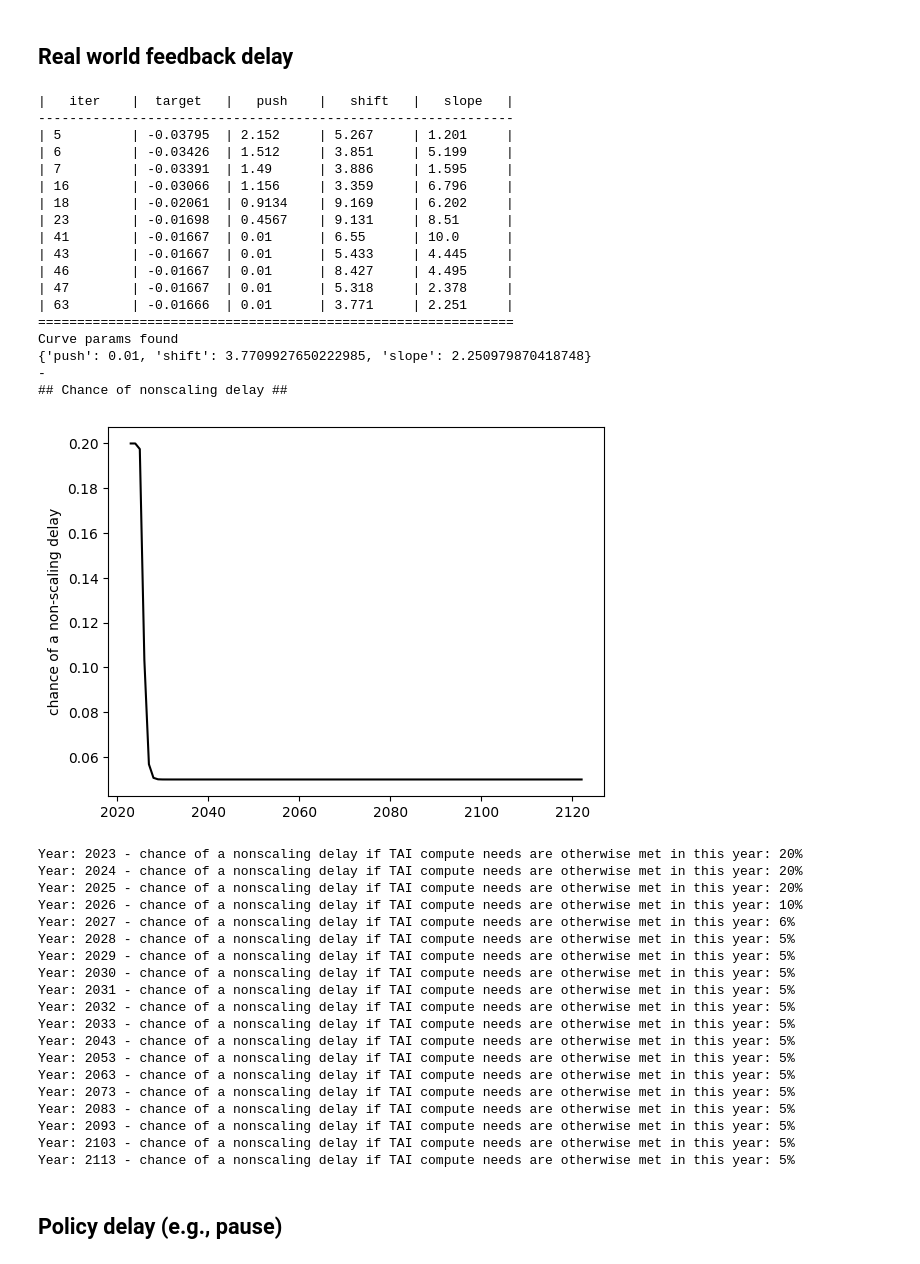
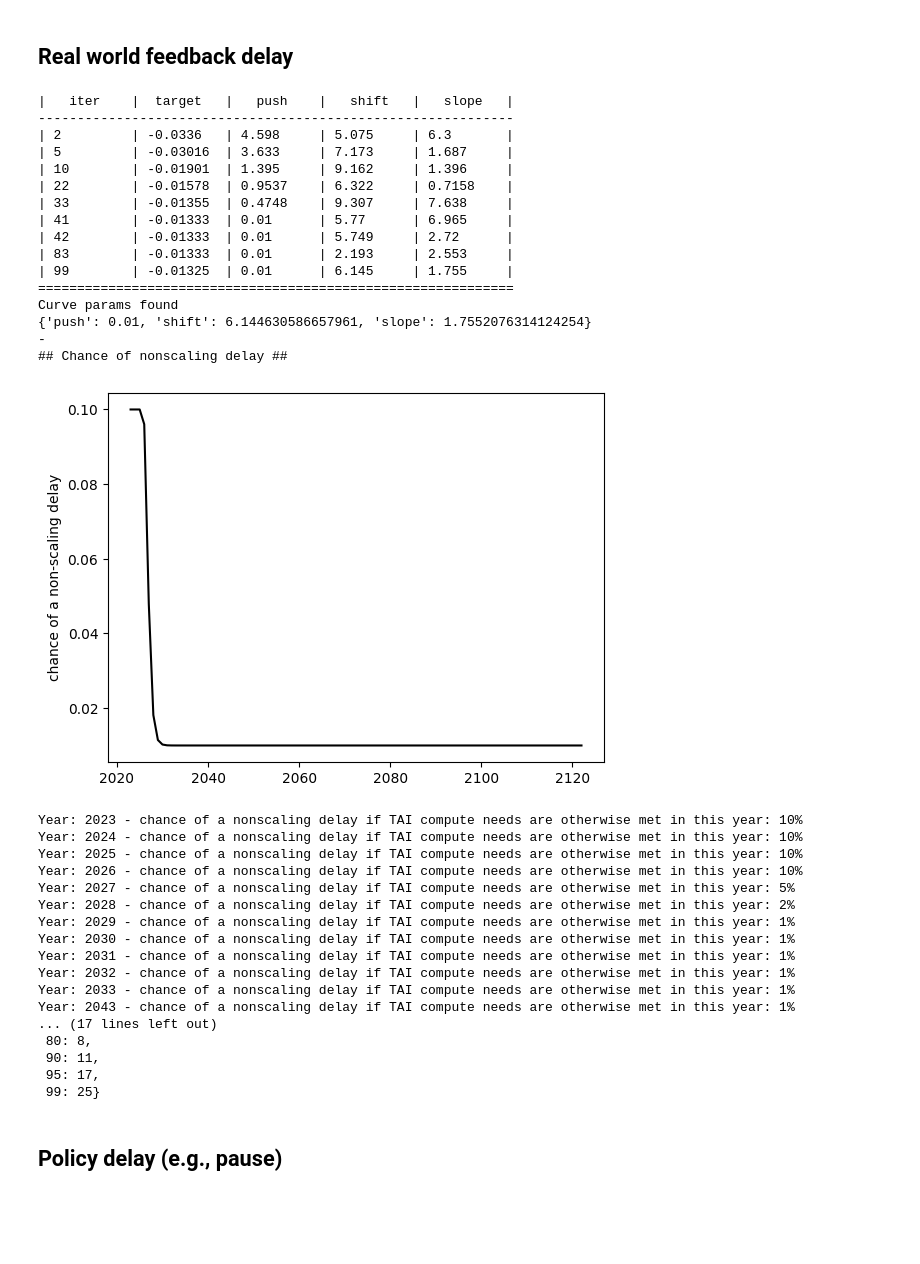
Before and after one commit to rethinkpriorities/future-assessment-model, a Jupyter notebook: (3B) Nonscaling Delay Curve.ipynb, the cells around one changed output. Drawn from its saved outputs; the diff is of its cells as text; code cells hidden in the pictures; blank space fills up the shorter version.

Commit message:
refine nonscaling delay curves

```diff
--- a/(3B) Nonscaling Delay Curve.ipynb
+++ b/(3B) Nonscaling Delay Curve.ipynb
@@ -18,13 +18,15 @@ Loaded
 ## Algorithms/insights delay
 # %%
 nonscaling_points = [(2023, 0.95),
-                     (2027, 0.9),
-                     (2030, 0.7),
-                     (2035, 0.5),
+                     (2027, 0.8),
+                     (2030, 0.5),
+                     (2035, 0.3),
                      (2050, 0.2)]
 p_nonscaling_delay = derive_nonscaling_delay_curve(nonscaling_points)
-delays['algorithms'] = {'prob': p_nonscaling_delay, 'length': sq.lognorm(3, 30)}
+delays['algorithms'] = {'prob': p_nonscaling_delay, 'length': sq.mixture([[0.9, sq.lognorm(3, 10)], [0.1, sq.lognorm(3, 30)]])}
 plot_nonscaling_delay(plt, years, p_nonscaling_delay)
+print('-')
+pprint(sq.get_percentiles(delays['algorithms']['length'] @ 1000, digits=0))
 # %% [output]
 |   iter    |  target   |   push    |   shift   |   slope   |
 -------------------------------------------------------------
@@ -159,53 +157,50 @@ Year: 2113 - chance of a nonscaling delay if TAI compute needs are otherwise met
 # %% [markdown]
 ##  Real world feedback delay
 # %%
-nonscaling_points = [(2023, 0.2),
-                     (2030, 0.1),
-                     (2050, 0.05)]
+nonscaling_points = [(2023, 0.1),
+                     (2030, 0.05),
+                     (2050, 0.01)]
 p_nonscaling_delay = derive_nonscaling_delay_curve(nonscaling_points)
-delays['real_world_feedback'] = {'prob': p_nonscaling_delay, 'length': sq.mixture([[0.6, sq.lognorm(1, 5)],
-                                                                                   [0.3, sq.lognorm(5, 10)],
+delays['real_world_feedback'] = {'prob': p_nonscaling_delay, 'length': sq.mixture([[0.9, sq.lognorm(3, 10)],
                                                                                    [0.1, sq.lognorm(10, 30)]])}
 plot_nonscaling_delay(plt, years, p_nonscaling_delay)
+print('-')
+pprint(sq.get_percentiles(delays['real_world_feedback']['length'] @ 1000, digits=0))
 # %% [output]
 |   iter    |  target   |   push    |   shift   |   slope   |
 -------------------------------------------------------------
-| 5         | -0.03795  | 2.152     | 5.267     | 1.201     |
-| 6         | -0.03426  | 1.512     | 3.851     | 5.199     |
-| 7         | -0.03391  | 1.49      | 3.886     | 1.595     |
-| 16        | -0.03066  | 1.156     | 3.359     | 6.796     |
-| 18        | -0.02061  | 0.9134    | 9.169     | 6.202     |
-| 23        | -0.01698  | 0.4567    | 9.131     | 8.51      |
-| 41        | -0.01667  | 0.01      | 6.55      | 10.0      |
-| 43        | -0.01667  | 0.01      | 5.433     | 4.445     |
-| 46        | -0.01667  | 0.01      | 8.427     | 4.495     |
-| 47        | -0.01667  | 0.01      | 5.318     | 2.378     |
-| 63        | -0.01666  | 0.01      | 3.771     | 2.251     |
+| 2         | -0.0336   | 4.598     | 5.075     | 6.3       |
+| 5         | -0.03016  | 3.633     | 7.173     | 1.687     |
+| 10        | -0.01901  | 1.395     | 9.162     | 1.396     |
+| 22        | -0.01578  | 0.9537    | 6.322     | 0.7158    |
+| 33        | -0.01355  | 0.4748    | 9.307     | 7.638     |
+| 41        | -0.01333  | 0.01      | 5.77      | 6.965     |
+| 42        | -0.01333  | 0.01      | 5.749     | 2.72      |
+| 83        | -0.01333  | 0.01      | 2.193     | 2.553     |
+| 99        | -0.01325  | 0.01      | 6.145     | 1.755     |
 =============================================================
 Curve params found
-{'push': 0.01, 'shift': 3.7709927650222985, 'slope': 2.250979870418748}
+{'push': 0.01, 'shift': 6.144630586657961, 'slope': 1.7552076314124254}
 -
 ## Chance of nonscaling delay ##
-[figure, old version]
+[figure, new version]
-Year: 2023 - chance of a nonscaling delay if TAI compute needs are otherwise met in this year: 20%
-Year: 2024 - chance of a nonscaling delay if TAI compute needs are otherwise met in this year: 20%
-Year: 2025 - chance of a nonscaling delay if TAI compute needs are otherwise met in this year: 20%
+Year: 2023 - chance of a nonscaling delay if TAI compute needs are otherwise met in this year: 10%
+Year: 2024 - chance of a nonscaling delay if TAI compute needs are otherwise met in this year: 10%
+Year: 2025 - chance of a nonscaling delay if TAI compute needs are otherwise met in this year: 10%
 Year: 2026 - chance of a nonscaling delay if TAI compute needs are otherwise met in this year: 10%
-Year: 2027 - chance of a nonscaling delay if TAI compute needs are otherwise met in this year: 6%
-Year: 2028 - chance of a nonscaling delay if TAI compute needs are otherwise met in this year: 5%
-Year: 2029 - chance of a nonscaling delay if TAI compute needs are otherwise met in this year: 5%
-Year: 2030 - chance of a nonscaling delay if TAI compute needs are otherwise met in this year: 5%
-Year: 2031 - chance of a nonscaling delay if TAI compute needs are otherwise met in this year: 5%
-Year: 2032 - chance of a nonscaling delay if TAI compute needs are otherwise met in this year: 5%
-Year: 2033 - chance of a nonscaling delay if TAI compute needs are otherwise met in this year: 5%
-Year: 2043 - chance of a nonscaling delay if TAI compute needs are otherwise met in this year: 5%
-Year: 2053 - chance of a nonscaling delay if TAI compute needs are otherwise met in this year: 5%
-Year: 2063 - chance of a nonscaling delay if TAI compute needs are otherwise met in this year: 5%
-Year: 2073 - chance of a nonscaling delay if TAI compute needs are otherwise met in this year: 5%
-Year: 2083 - chance of a nonscaling delay if TAI compute needs are otherwise met in this year: 5%
-Year: 2093 - chance of a nonscaling delay if TAI compute needs are otherwise met in this year: 5%
-Year: 2103 - chance of a nonscaling delay if TAI compute needs are otherwise met in this year: 5%
-Year: 2113 - chance of a nonscaling delay if TAI compute needs are otherwise met in this year: 5%
+Year: 2027 - chance of a nonscaling delay if TAI compute needs are otherwise met in this year: 5%
+Year: 2028 - chance of a nonscaling delay if TAI compute needs are otherwise met in this year: 2%
+Year: 2029 - chance of a nonscaling delay if TAI compute needs are otherwise met in this year: 1%
+Year: 2030 - chance of a nonscaling delay if TAI compute needs are otherwise met in this year: 1%
+Year: 2031 - chance of a nonscaling delay if TAI compute needs are otherwise met in this year: 1%
+Year: 2032 - chance of a nonscaling delay if TAI compute needs are otherwise met in this year: 1%
+Year: 2033 - chance of a nonscaling delay if TAI compute needs are otherwise met in this year: 1%
+Year: 2043 - chance of a nonscaling delay if TAI compute needs are otherwise met in this year: 1%
+... (17 lines left out)
+ 80: 8,
+ 90: 11,
+ 95: 17,
+ 99: 25}
 # %% [markdown]
 ## Policy delay (e.g., pause)
 # %%
```
Also changed, not shown: parts of 4 cells of this notebook.
